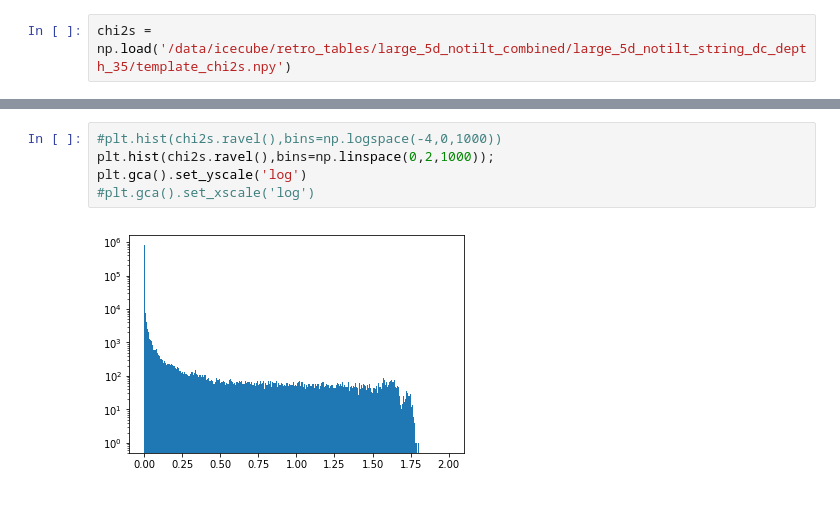
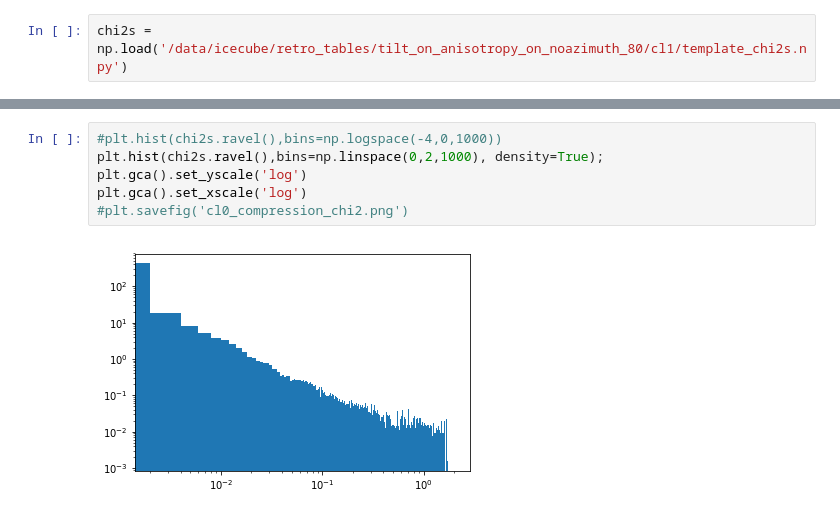
Before and after one commit to icecube/retro, a Jupyter notebook: notebooks/chi2.ipynb, the cells around one changed output, grey strips where cells are left out. Drawn from its saved outputs; the diff is of its cells as text.

```diff
--- a/notebooks/chi2.ipynb
+++ b/notebooks/chi2.ipynb
@@ -6,5 +7,5 @@ import matplotlib.pyplot as plt
 # %%
-chi2s = np.load('/data/icecube/retro_tables/large_5d_notilt_combined/large_5d_notilt_string_dc_depth_35/template_chi2s.npy')
+chi2s = np.load('/data/icecube/retro_tables/tilt_on_anisotropy_on_noazimuth_80/cl1/template_chi2s.npy')
 # %%
 chi2s.mean()
 # %% [output]
@@ -12,7 +19,8 @@ chi2s.mean()
 # %%
 #plt.hist(chi2s.ravel(),bins=np.logspace(-4,0,1000))
-plt.hist(chi2s.ravel(),bins=np.linspace(0,2,1000));
+plt.hist(chi2s.ravel(),bins=np.linspace(0,2,1000), density=True);
 plt.gca().set_yscale('log')
-#plt.gca().set_xscale('log')
+plt.gca().set_xscale('log')
+#plt.savefig('cl0_compression_chi2.png')
 # %% [output]
-[figure, old version]
+[figure, new version]
```
Also changed, not shown: parts of 4 cells of this notebook, 9 other files.
